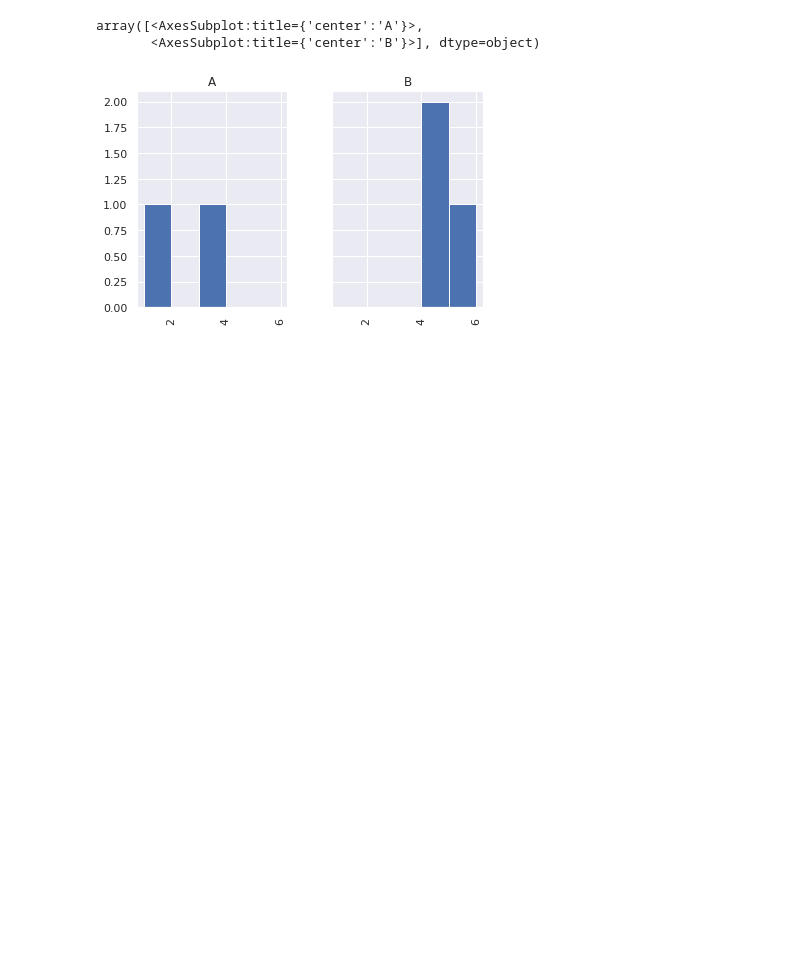
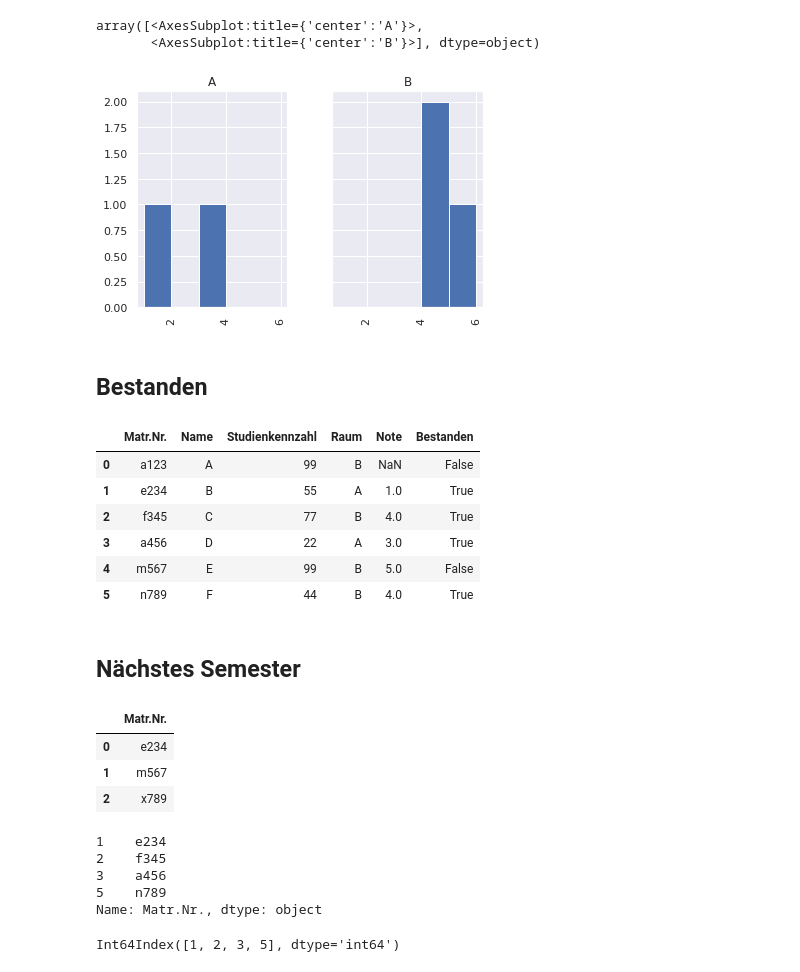
Before and after one commit to totycro/python-kurs, a Jupyter notebook: solutions/exams.ipynb, the cells around one changed output. Drawn from its saved outputs; the diff is of its cells as text; code cells hidden in the pictures; blank space fills up the shorter version.

Commit message:
Add exam notes

```diff
--- a/solutions/exams.ipynb
+++ b/solutions/exams.ipynb
@@ -139,3 +139,27 @@ df.hist(
 array([<AxesSubplot:title={'center':'A'}>,
        <AxesSubplot:title={'center':'B'}>], dtype=object)
 [figure]
+# %% [markdown]
+## Bestanden
+# %%
+df['Bestanden'] = df['Note'] < 5
+# %%
+df
+# %% [output]
+|  | Matr.Nr. | Name | Studienkennzahl | Raum | Note | Bestanden |
+| 0 | a123 | A | 99 | B | NaN | False |
+| 1 | e234 | B | 55 | A | 1.0 | True |
+| 2 | f345 | C | 77 | B | 4.0 | True |
+| 3 | a456 | D | 22 | A | 3.0 | True |
+| 4 | m567 | E | 99 | B | 5.0 | False |
+| 5 | n789 | F | 44 | B | 4.0 | True |
+# %% [markdown]
+## Nächstes Semester
+# %%
+new_registrations = pd.read_excel("new_registrations.xlsx")
+new_registrations
+# %% [output]
+|  | Matr.Nr. |
+| 0 | e234 |
+| 1 | m567 |
+| 2 | x789 |
@@ -141,0 +168,12 @@ array([<AxesSubplot:title={'center':'A'}>,
+# %%
+bestanden
+# %% [output]
+1    e234
+2    f345
+3    a456
+5    n789
+Name: Matr.Nr., dtype: object
+# %%
+bestanden.index
+# %% [output]
+Int64Index([1, 2, 3, 5], dtype='int64')
```
Also changed, not shown: parts of 43 cells of this notebook.
